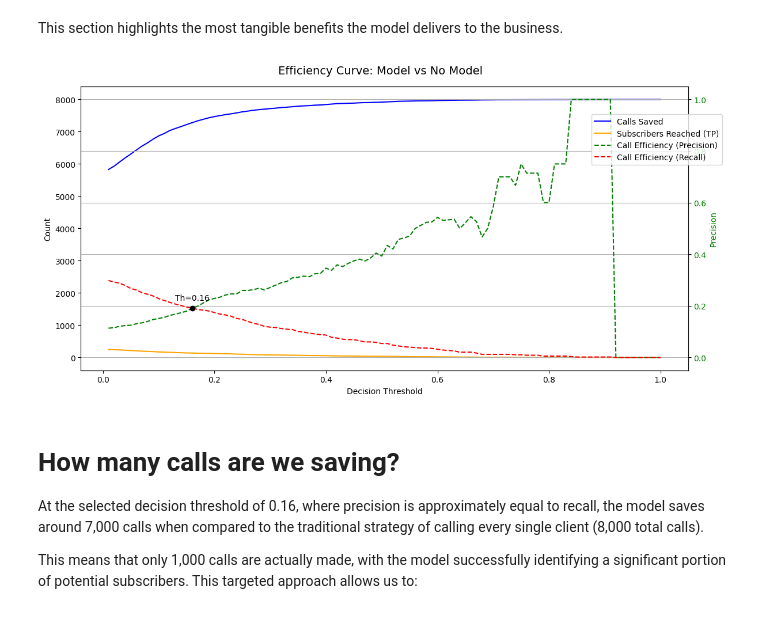
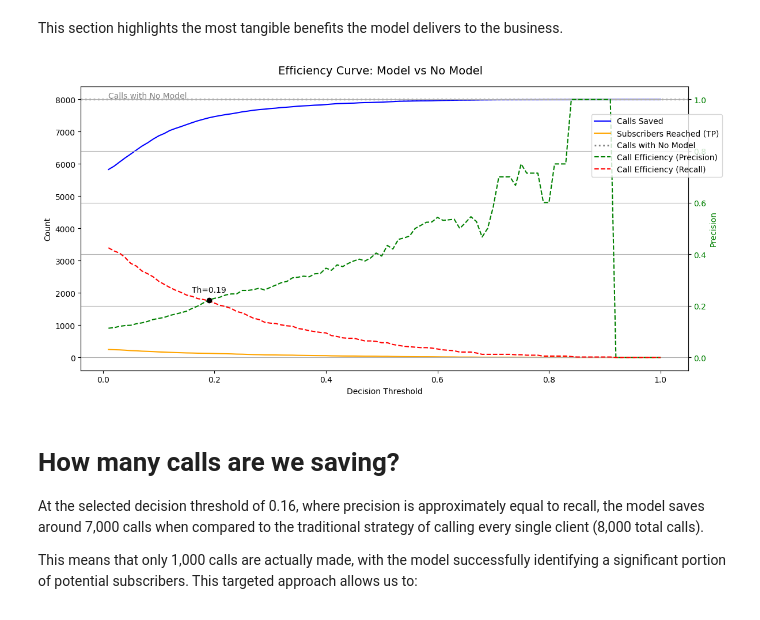
Before and after one commit to FederCO23/Term_Deposit_Marketing_-_tpx4U1BHhRR0IUm9, a Jupyter notebook: TermDepositMarketing.ipynb, the cells around one changed output. Drawn from its saved outputs; the diff is of its cells as text; code cells hidden in the pictures.

```diff
--- a/TermDepositMarketing.ipynb
+++ b/TermDepositMarketing.ipynb
@@ -1445,6 +1426,8 @@ df_results = two_stage_pipeline_predict(
             before_call_features,
             stage1_threshold=0.5
         )
+# %%
+df_results['y_true'] = y_test.loc[df_results.index].values
 # %%
 efficiency = {
     'threshold': [],
@@ -1462,7 +1445,7 @@ for threshold in np.arange(0.01, 1.001, 0.01):
 
     TP = ((preds == True) & (y_true == 1)).sum()
     FP = ((preds == True) & (y_true == 0)).sum()
-    FN = ((y_pred == 0) & (y_true == 1)).sum()
+    FN = ((preds == 0) & (y_true == 1)).sum()
 
     calls_made = TP + FP
     truth_subscribers = TP + FN
@@ -1482,36 +1465,40 @@ df_eff = pd.DataFrame(efficiency)
 # calculating the F1-score peak
 early_df = df_eff[df_eff['threshold'] < 0.5].copy()
 early_df['diff_prec_recall'] = (early_df['call_efficiency_2'] - early_df['call_efficiency_1']).abs()
-intersection_row = early_df.loc[early_df['diff'].idxmin()]
+intersection_row = early_df.loc[early_df['diff_prec_recall'].idxmin()]
 threshold = intersection_row['threshold']
 precision = intersection_row['call_efficiency_1']
 # %%
 fig, ax1 = plt.subplots(figsize=(12, 6))
 
 # primary Y-axis (Counts)
 ax1.plot(df_eff['threshold'], df_eff['calls_saved'], label='Calls Saved', color='blue')
 ax1.plot(df_eff['threshold'], df_eff['subscribers_reached'], label='Subscribers Reached (TP)', color='orange')
 ax1.set_xlabel('Decision Threshold')
 ax1.set_ylabel('Count', color='black')
 ax1.tick_params(axis='y', labelcolor='black')
+
+# Add a reference line at 8000 (total calls without the model)
+ax1.axhline(y=8000, color='gray', linestyle=':', linewidth=2, label='Calls with No Model')
+ax1.text(0.01, 8050, 'Calls with No Model', color='gray', fontsize=10)
 
 # secondary Y-axis (Precision)
 ax2 = ax1.twinx()
 ax2.plot(df_eff['threshold'], df_eff['call_efficiency_1'], label='Call Efficiency (Precision)', color='green', linestyle='--')
 ax2.plot(df_eff['threshold'], df_eff['call_efficiency_2'], label='Call Efficiency (Recall)', color='red', linestyle='--')
 # Plot intersection point
 ax2.plot(threshold, precision, 'ko')  # black dot
 ax2.annotate(f'Th={threshold:.2f}', (threshold, precision), textcoords="offset points", xytext=(0,10), ha='center', color='black')
 ax2.set_ylabel('Precision', color='green')
 ax2.tick_params(axis='y', labelcolor='green')
 
 fig.suptitle('Efficiency Curve: Model vs No Model', fontsize=14)
 fig.legend(loc="upper right", bbox_to_anchor=(1, 0.85))
 fig.tight_layout()
 plt.grid(True)
 plt.show()
 # %% [output]
-[figure, old version]
+[figure, new version]
 # %% [markdown]
 # How many calls are we saving?
 
```
Also changed, not shown: parts of 17 cells of this notebook.
